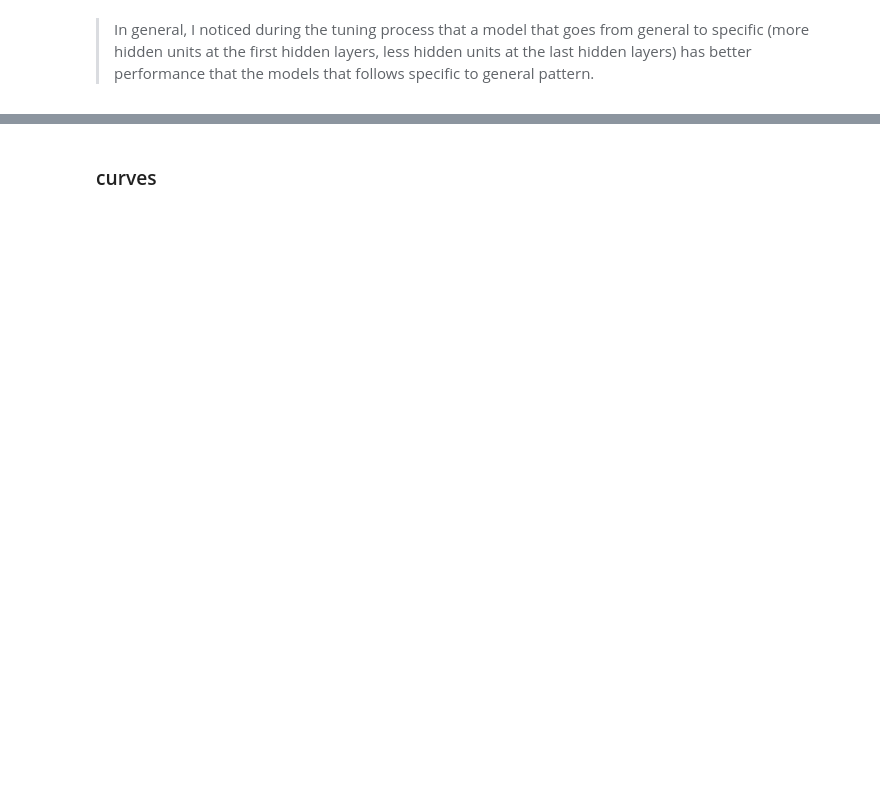
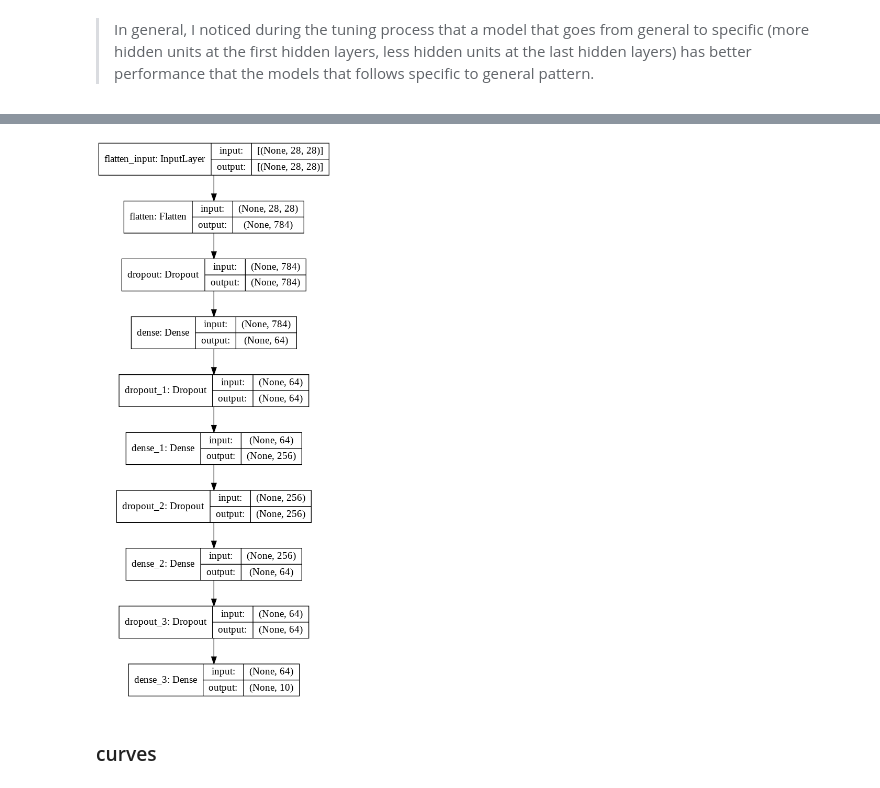
Before and after one commit to anastasios233/FashionMNIST-MLP-CNN, a Jupyter notebook: FMNIST_MLP_Matrapazis.ipynb, the cells around one changed output, grey strips where cells are left out. Cells and saved outputs as stored; diff of their text form; code cells hidden in the pictures; blank space fills up the shorter version.

```diff
--- a/FMNIST_MLP_Matrapazis.ipynb
+++ b/FMNIST_MLP_Matrapazis.ipynb
@@ -283,3 +276,7 @@ Best epoch: 66
+# %%
+tf.keras.utils.plot_model(model, show_shapes=True)
+# %% [output]
+[figure, added]
 # %% [markdown]
 ### curves
 # %%
```
Also changed, not shown: parts of 41 cells of this notebook.
